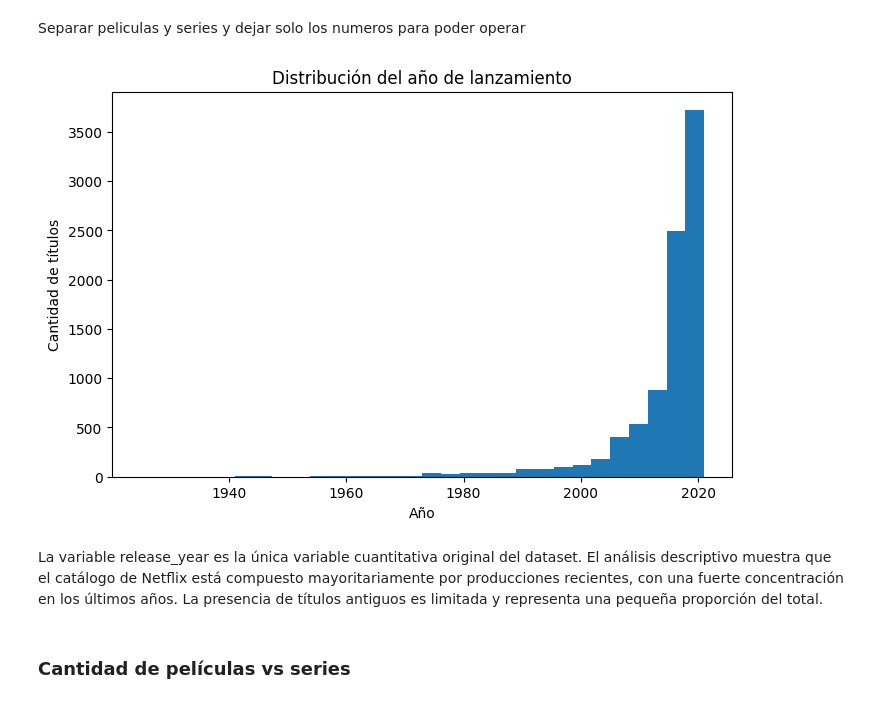
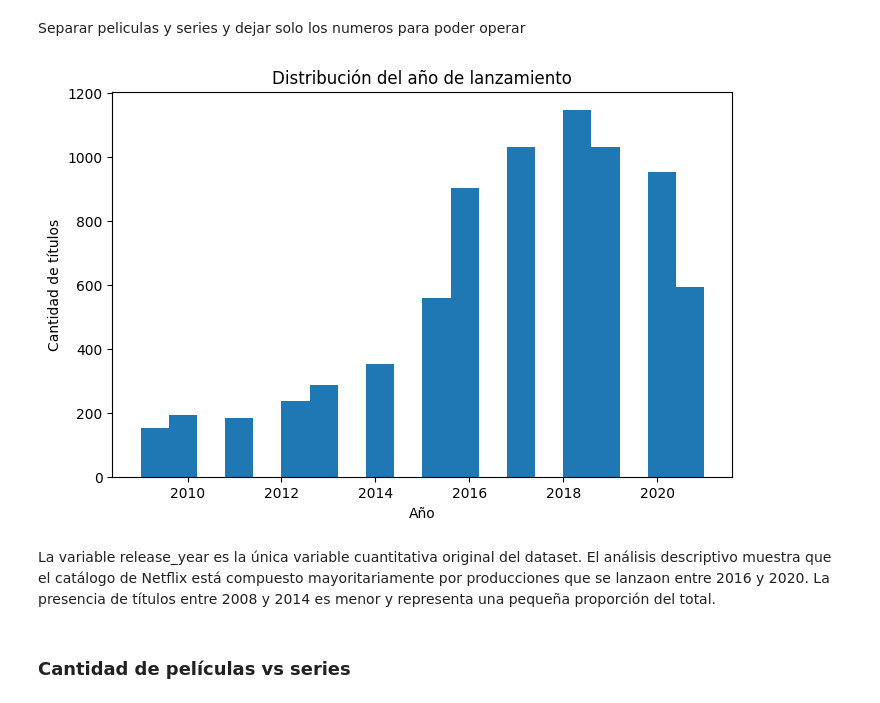
Before and after one commit to davidalejo04/JsonDemoi, a Jupyter notebook: Netflix.ipynb, the cells around one changed output. Cells and saved outputs as stored; diff of their text form; code cells hidden in the pictures.

```diff
--- a/Netflix.ipynb
+++ b/Netflix.ipynb
@@ -103,15 +103,16 @@ movies_df['duration_min'] = movies_df['duration'].str.extract(r'(\d+)').astype(f
 series_df['seasons'] = series_df['duration'].str.extract(r'(\d+)').astype(float)
 # %%
 plt.figure(figsize=(8,5))
-plt.hist(df['release_year'], bins=30)
+df2=df[df['release_year']>2008].copy()
+plt.hist(df2['release_year'], bins=20)
 plt.title("Distribución del año de lanzamiento")
 plt.xlabel("Año")
 plt.ylabel("Cantidad de títulos")
 plt.show()
 # %% [output]
-[figure, old version]
+[figure, new version]
 # %% [markdown]
-La variable release_year es la única variable cuantitativa original del dataset. El análisis descriptivo muestra que el catálogo de Netflix está compuesto mayoritariamente por producciones recientes, con una fuerte concentración en los últimos años. La presencia de títulos antiguos es limitada y representa una pequeña proporción del total.
+La variable release_year es la única variable cuantitativa original del dataset. El análisis descriptivo muestra que el catálogo de Netflix está compuesto mayoritariamente por producciones que se lanzaon entre 2016 y 2020. La presencia de títulos entre 2008 y 2014  es menor y representa una pequeña proporción del total.
 # %% [markdown]
 ### Cantidad de películas vs series
 # %%
```
Also changed, not shown: parts of 9 cells of this notebook.
